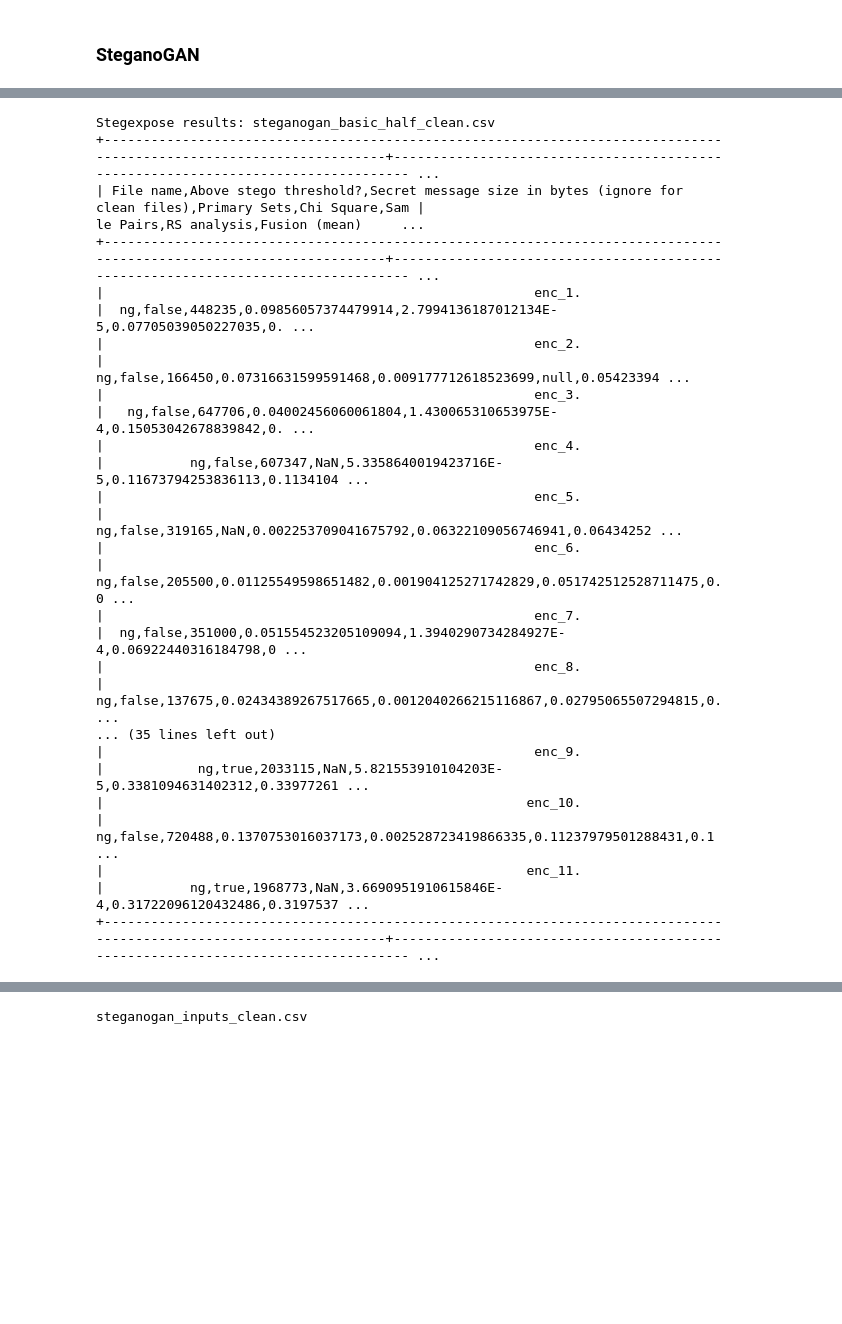
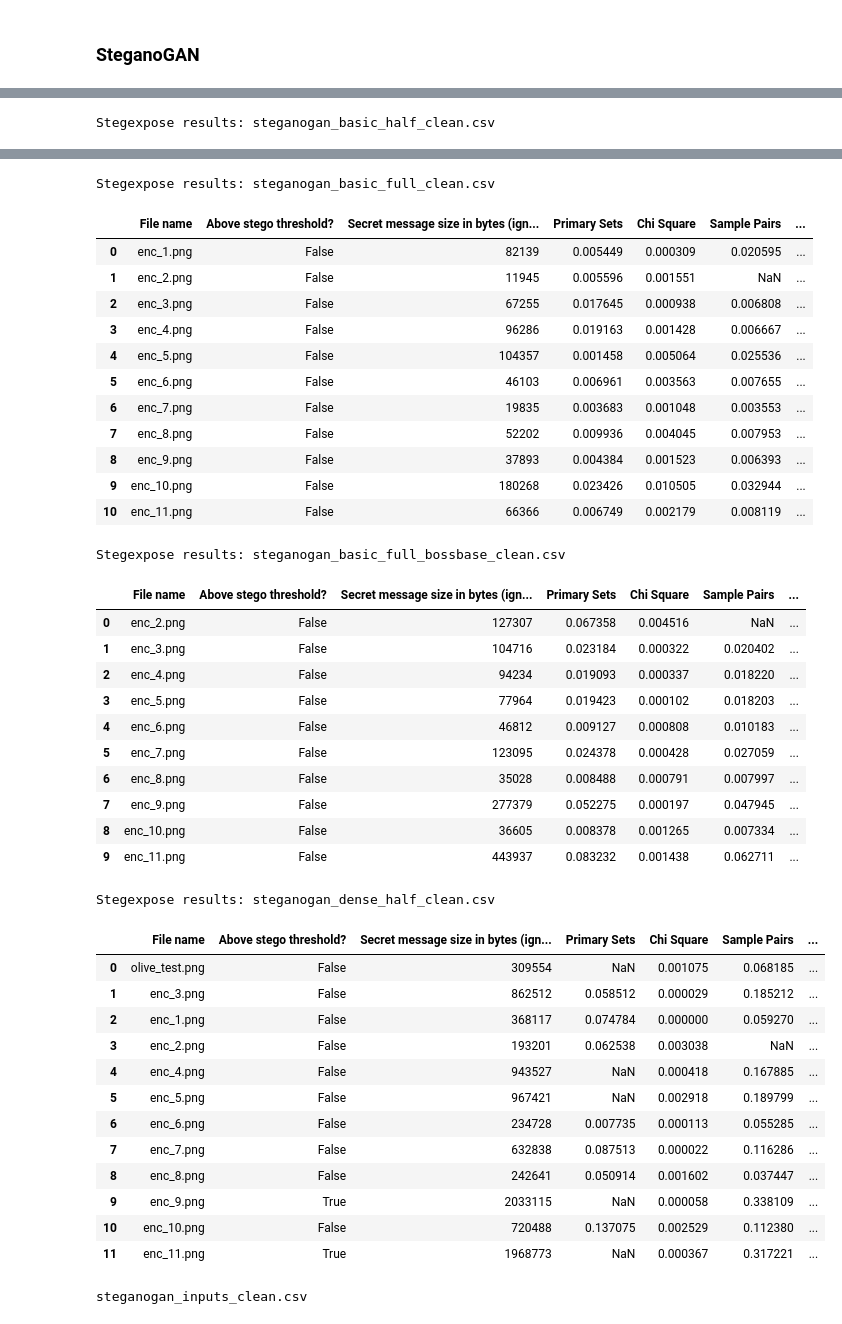
Before and after one commit to jnickg/steganet, a Jupyter notebook: roc_auc.ipynb, the cells around one changed output, grey strips where cells are left out. Saved outputs shown, nothing was run; the diff lists cells and outputs as text; code cells hidden in the pictures; blank space fills up the shorter version.

```diff
--- a/roc_auc.ipynb
+++ b/roc_auc.ipynb
@@ -271,28 +294,10 @@ stegexpose_steganogan_results.append('steganogan_dense_half_clean.csv')
-# %%
-from prettytable import from_csv
-
-for f in stegexpose_steganogan_results:
-  print(f'\nStegexpose results: {f}')
-  stegexpose_analysis = None
-  fp = None
-  with open(f) as fp:
-    stegexpose_analysis = from_csv(fp)
-    print(stegexpose_analysis)
-# %% [output]
-Stegexpose results: steganogan_basic_half_clean.csv
-+--------------------------------------------------------------------------------------------------------------------+---------------------------------------------------------------------------------- ...
-| File name,Above stego threshold?,Secret message size in bytes (ignore for clean files),Primary Sets,Chi Square,Sam |                                            le Pairs,RS analysis,Fusion (mean)     ...
-+--------------------------------------------------------------------------------------------------------------------+---------------------------------------------------------------------------------- ...
-|                                                       enc_1.                                                       |  ng,false,448235,0.09856057374479914,2.7994136187012134E-5,0.07705039050227035,0. ...
-|                                                       enc_2.                                                       |          ng,false,166450,0.07316631599591468,0.009177712618523699,null,0.05423394 ...
-|                                                       enc_3.                                                       |   ng,false,647706,0.04002456060061804,1.430065310653975E-4,0.15053042678839842,0. ...
-|                                                       enc_4.                                                       |           ng,false,607347,NaN,5.3358640019423716E-5,0.11673794253836113,0.1134104 ...
-|                                                       enc_5.                                                       |           ng,false,319165,NaN,0.002253709041675792,0.06322109056746941,0.06434252 ...
-|                                                       enc_6.                                                       | ng,false,205500,0.01125549598651482,0.001904125271742829,0.051742512528711475,0.0 ...
-|                                                       enc_7.                                                       |  ng,false,351000,0.051554523205109094,1.3940290734284927E-4,0.06922440316184798,0 ...
-|                                                       enc_8.                                                       |  ng,false,137675,0.02434389267517665,0.0012040266215116867,0.02795065507294815,0. ...
-... (35 lines left out)
-|                                                       enc_9.                                                       |            ng,true,2033115,NaN,5.821553910104203E-5,0.3381094631402312,0.33977261 ...
-|                                                      enc_10.                                                       |   ng,false,720488,0.1370753016037173,0.002528723419866335,0.11237979501288431,0.1 ...
-|                                                      enc_11.                                                       |           ng,true,1968773,NaN,3.6690951910615846E-4,0.31722096120432486,0.3197537 ...
-+--------------------------------------------------------------------------------------------------------------------+---------------------------------------------------------------------------------- ...
+# %%
+import pandas as pd
+
+with pd.option_context('display.max_rows', None, 'display.max_columns', None):
+  for f in stegexpose_steganogan_results:
+    print(f'\nStegexpose results: {f}')
+    stegexpose_analysis = pd.read_csv(f)
+    display(stegexpose_analysis)
+# %% [output]
+Stegexpose results: steganogan_basic_half_clean.csv
@@ -299,3 +316,42 @@ Stegexpose results: steganogan_basic_half_clean.csv
+Stegexpose results: steganogan_basic_full_clean.csv
+|  | File name | Above stego threshold? | Secret message size in bytes (ign... | Primary Sets | Chi Square | Sample Pairs | ... |
+| 0 | enc_1.png | False | 82139 | 0.005449 | 0.000309 | 0.020595 | ... |
+| 1 | enc_2.png | False | 11945 | 0.005596 | 0.001551 | NaN | ... |
+| 2 | enc_3.png | False | 67255 | 0.017645 | 0.000938 | 0.006808 | ... |
+| 3 | enc_4.png | False | 96286 | 0.019163 | 0.001428 | 0.006667 | ... |
+| 4 | enc_5.png | False | 104357 | 0.001458 | 0.005064 | 0.025536 | ... |
+| 5 | enc_6.png | False | 46103 | 0.006961 | 0.003563 | 0.007655 | ... |
+| 6 | enc_7.png | False | 19835 | 0.003683 | 0.001048 | 0.003553 | ... |
+| 7 | enc_8.png | False | 52202 | 0.009936 | 0.004045 | 0.007953 | ... |
+| 8 | enc_9.png | False | 37893 | 0.004384 | 0.001523 | 0.006393 | ... |
+| 9 | enc_10.png | False | 180268 | 0.023426 | 0.010505 | 0.032944 | ... |
+| 10 | enc_11.png | False | 66366 | 0.006749 | 0.002179 | 0.008119 | ... |
+Stegexpose results: steganogan_basic_full_bossbase_clean.csv
+|  | File name | Above stego threshold? | Secret message size in bytes (ign... | Primary Sets | Chi Square | Sample Pairs | ... |
+| 0 | enc_2.png | False | 127307 | 0.067358 | 0.004516 | NaN | ... |
+| 1 | enc_3.png | False | 104716 | 0.023184 | 0.000322 | 0.020402 | ... |
+| 2 | enc_4.png | False | 94234 | 0.019093 | 0.000337 | 0.018220 | ... |
+| 3 | enc_5.png | False | 77964 | 0.019423 | 0.000102 | 0.018203 | ... |
+| 4 | enc_6.png | False | 46812 | 0.009127 | 0.000808 | 0.010183 | ... |
+| 5 | enc_7.png | False | 123095 | 0.024378 | 0.000428 | 0.027059 | ... |
+| 6 | enc_8.png | False | 35028 | 0.008488 | 0.000791 | 0.007997 | ... |
+| 7 | enc_9.png | False | 277379 | 0.052275 | 0.000197 | 0.047945 | ... |
+| 8 | enc_10.png | False | 36605 | 0.008378 | 0.001265 | 0.007334 | ... |
+| 9 | enc_11.png | False | 443937 | 0.083232 | 0.001438 | 0.062711 | ... |
+Stegexpose results: steganogan_dense_half_clean.csv
+|  | File name | Above stego threshold? | Secret message size in bytes (ign... | Primary Sets | Chi Square | Sample Pairs | ... |
+| 0 | olive_test.png | False | 309554 | NaN | 0.001075 | 0.068185 | ... |
+| 1 | enc_3.png | False | 862512 | 0.058512 | 0.000029 | 0.185212 | ... |
+| 2 | enc_1.png | False | 368117 | 0.074784 | 0.000000 | 0.059270 | ... |
+| 3 | enc_2.png | False | 193201 | 0.062538 | 0.003038 | NaN | ... |
+| 4 | enc_4.png | False | 943527 | NaN | 0.000418 | 0.167885 | ... |
+| 5 | enc_5.png | False | 967421 | NaN | 0.002918 | 0.189799 | ... |
+| 6 | enc_6.png | False | 234728 | 0.007735 | 0.000113 | 0.055285 | ... |
+| 7 | enc_7.png | False | 632838 | 0.087513 | 0.000022 | 0.116286 | ... |
+| 8 | enc_8.png | False | 242641 | 0.050914 | 0.001602 | 0.037447 | ... |
+| 9 | enc_9.png | True | 2033115 | NaN | 0.000058 | 0.338109 | ... |
+| 10 | enc_10.png | False | 720488 | 0.137075 | 0.002529 | 0.112380 | ... |
+| 11 | enc_11.png | True | 1968773 | NaN | 0.000367 | 0.317221 | ... |
 # %%
 print(stegexpose_steganogan_inputs)
 (files_i, actuals_i, results_i) = stegexpose_file_to_data(stegexpose_steganogan_inputs, file_ck_fn=steganogan_file_ck)
```
Also changed, not shown: parts of 30 cells of this notebook.
